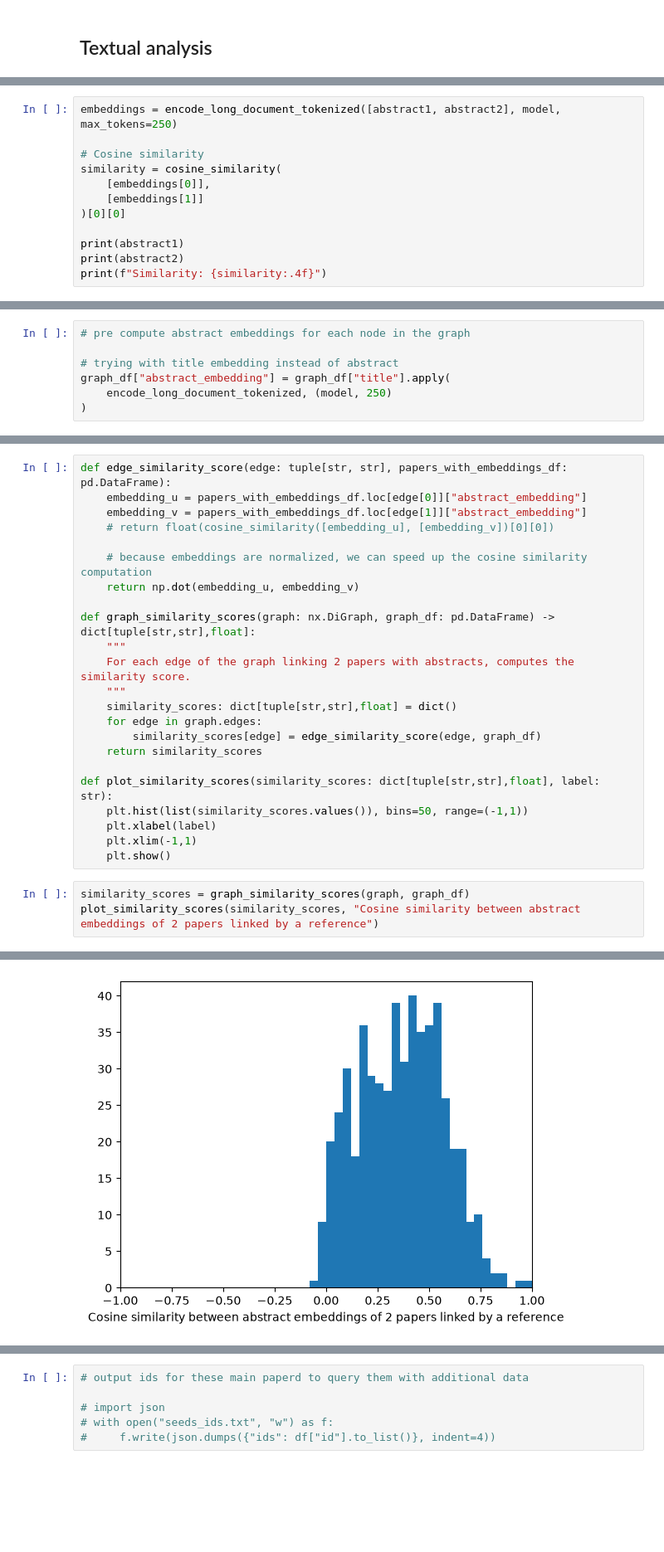
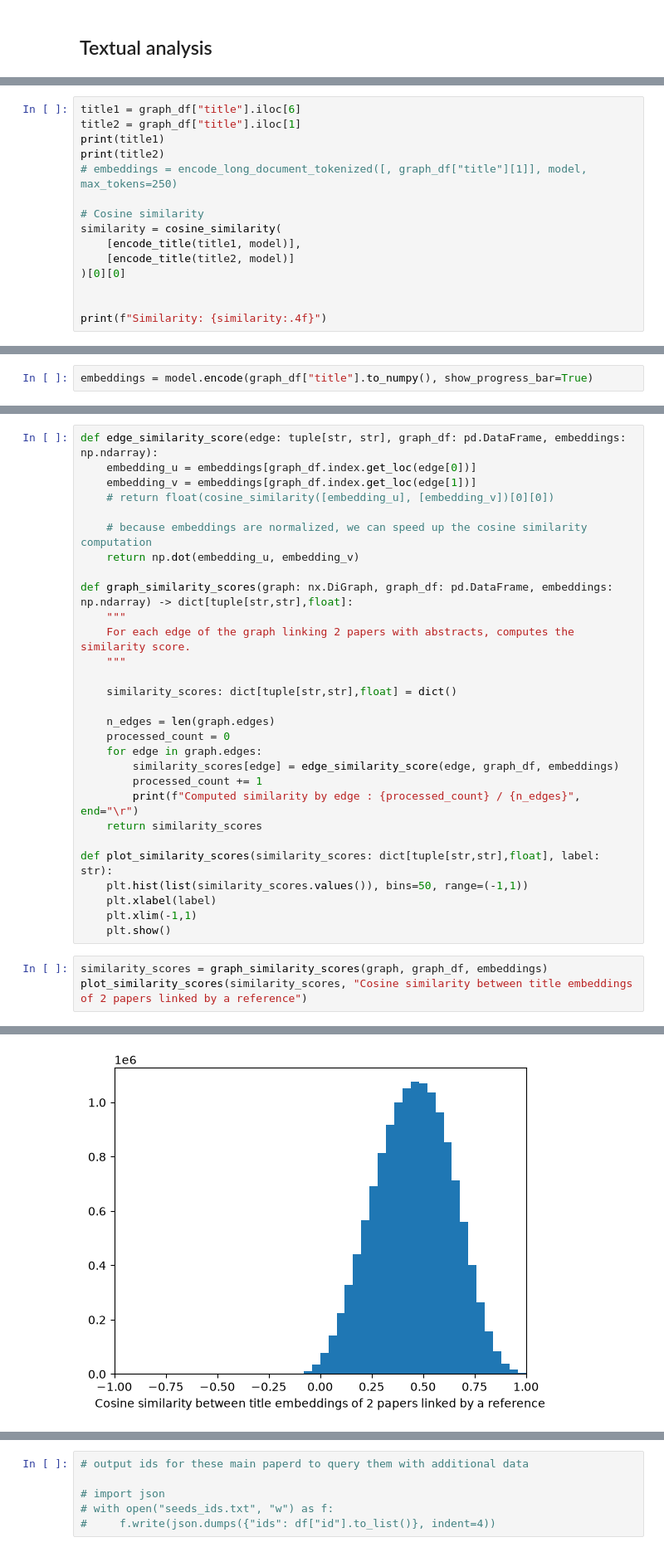
Before and after one commit to frasgp/finalproj, a Jupyter notebook: exploration.ipynb, the cells around one changed output, grey strips where cells are left out. Shown at 83% size. Saved outputs shown, nothing was run; the diff lists cells and outputs as text; blank space fills up the shorter version.

```diff
--- a/exploration.ipynb
+++ b/exploration.ipynb
@@ -414,13 +422,16 @@ def encode_long_document_tokenized(text: str, model: SentenceTransformer, max_to
 # %%
-embeddings = encode_long_document_tokenized([abstract1, abstract2], model, max_tokens=250)
+title1 = graph_df["title"].iloc[6]
+title2 = graph_df["title"].iloc[1]
+print(title1)
+print(title2)
+# embeddings = encode_long_document_tokenized([, graph_df["title"][1]], model, max_tokens=250)
 
 # Cosine similarity
 similarity = cosine_similarity(
-    [embeddings[0]],
-    [embeddings[1]]
+    [encode_title(title1, model)],
+    [encode_title(title2, model)]
 )[0][0]
 
-print(abstract1)
-print(abstract2)
+
 print(f"Similarity: {similarity:.4f}")
 # %% [output]
@@ -428,7 +440,0 @@ NameError: name 'abstract1' is not defined
-# %%
-# pre compute abstract embeddings for each node in the graph
-
-# trying with title embedding instead of abstract
-graph_df["abstract_embedding"] = graph_df["title"].apply(
-    encode_long_document_tokenized, (model, 250)
-)
@@ -436,0 +441,2 @@ assert graph_df["abstract_embedding"].isnull().sum() == 0, f"{graph_df["abstract
+# %%
+embeddings = model.encode(graph_df["title"].to_numpy(), show_progress_bar=True)
@@ -437,19 +447,25 @@ assert graph_df["abstract_embedding"].isnull().sum() == 0, f"{graph_df["abstract
 # %%
-def edge_similarity_score(edge: tuple[str, str], papers_with_embeddings_df: pd.DataFrame):
-    embedding_u = papers_with_embeddings_df.loc[edge[0]]["abstract_embedding"]
-    embedding_v = papers_with_embeddings_df.loc[edge[1]]["abstract_embedding"]
+def edge_similarity_score(edge: tuple[str, str], graph_df: pd.DataFrame, embeddings: np.ndarray):
+    embedding_u = embeddings[graph_df.index.get_loc(edge[0])]
+    embedding_v = embeddings[graph_df.index.get_loc(edge[1])]
     # return float(cosine_similarity([embedding_u], [embedding_v])[0][0])
 
     # because embeddings are normalized, we can speed up the cosine similarity computation
     return np.dot(embedding_u, embedding_v)
 
-def graph_similarity_scores(graph: nx.DiGraph, graph_df: pd.DataFrame) -> dict[tuple[str,str],float]:
+def graph_similarity_scores(graph: nx.DiGraph, graph_df: pd.DataFrame, embeddings: np.ndarray) -> dict[tuple[str,str],float]:
     """
     For each edge of the graph linking 2 papers with abstracts, computes the similarity score.
     """
+
     similarity_scores: dict[tuple[str,str],float] = dict()
+
+    n_edges = len(graph.edges)
+    processed_count = 0
     for edge in graph.edges:
-        similarity_scores[edge] = edge_similarity_score(edge, graph_df)
+        similarity_scores[edge] = edge_similarity_score(edge, graph_df, embeddings)
+        processed_count += 1
+        print(f"Computed similarity by edge : {processed_count} / {n_edges}", end="\r")
     return similarity_scores
 
 def plot_similarity_scores(similarity_scores: dict[tuple[str,str],float], label: str):
@@ -458,6 +474,6 @@ def plot_similarity_scores(similarity_scores: dict[tuple[str,str],float], label:
     plt.xlim(-1,1)
     plt.show()
 # %%
-similarity_scores = graph_similarity_scores(graph, graph_df)
-plot_similarity_scores(similarity_scores, "Cosine similarity between abstract embeddings of 2 papers linked by a reference")
+similarity_scores = graph_similarity_scores(graph, graph_df, embeddings)
+plot_similarity_scores(similarity_scores, "Cosine similarity between title embeddings of 2 papers linked by a reference")
 # %% [output]
@@ -464 +481 @@ plot_similarity_scores(similarity_scores, "Cosine similarity between abstract em
-[figure, old version]
+[figure, new version]
```
Also changed, not shown: parts of 44 cells of this notebook, 2 other files.
